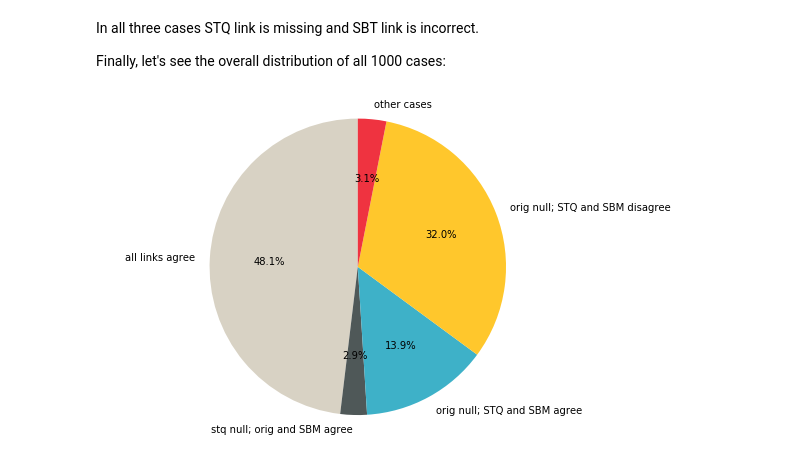
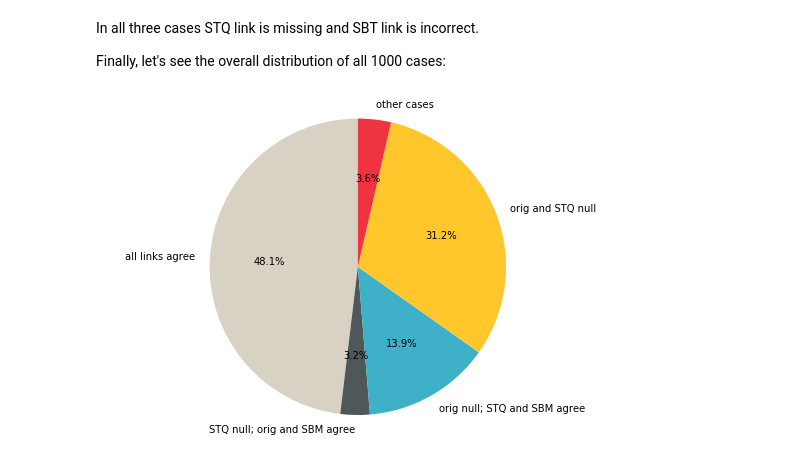
Before and after one commit to CrossRef/reference-matching-evaluation, a Jupyter notebook: analyses/existing_matches.ipynb, the cells around one changed output. Cells and saved outputs as stored; diff of their text form; code cells hidden in the pictures.

```diff
--- a/analyses/existing_matches.ipynb
+++ b/analyses/existing_matches.ipynb
@@ -209,15 +209,15 @@ In all three cases STQ link is missing and SBT link is incorrect.
 
 Finally, let's see the overall distribution of all 1000 cases:
 # %%
-labels = 'all links agree', 'stq null; orig and SBM agree', 'orig null; STQ and SBM agree', \
-         'orig null; STQ and SBM disagree', 'other cases'
-sizes = [481, 29, 139, 320, 31]
+labels = 'all links agree', 'STQ null; orig and SBM agree', 'orig null; STQ and SBM agree', \
+         'orig and STQ null', 'other cases'
+sizes = [481, 32, 139, 312, 36]
 
 fig, ax = plt.subplots(figsize=(9,6))
 ax.pie(sizes, labels=labels, autopct='%1.1f%%', startangle=90,
        colors=['#d8d2c4', '#4f5858', '#3eb1c8', '#ffc72c', '#ef3340'])
 ax.axis('equal')
 
 plt.show()
 # %% [output]
-[figure, old version]
+[figure, new version]
```
Also changed, not shown: parts of 17 cells of this notebook, 1 other file.
